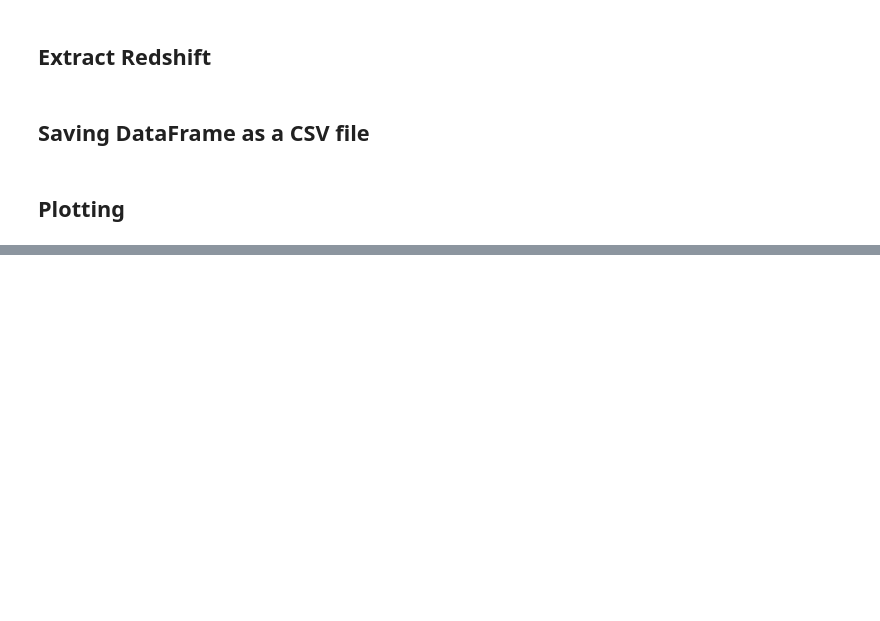
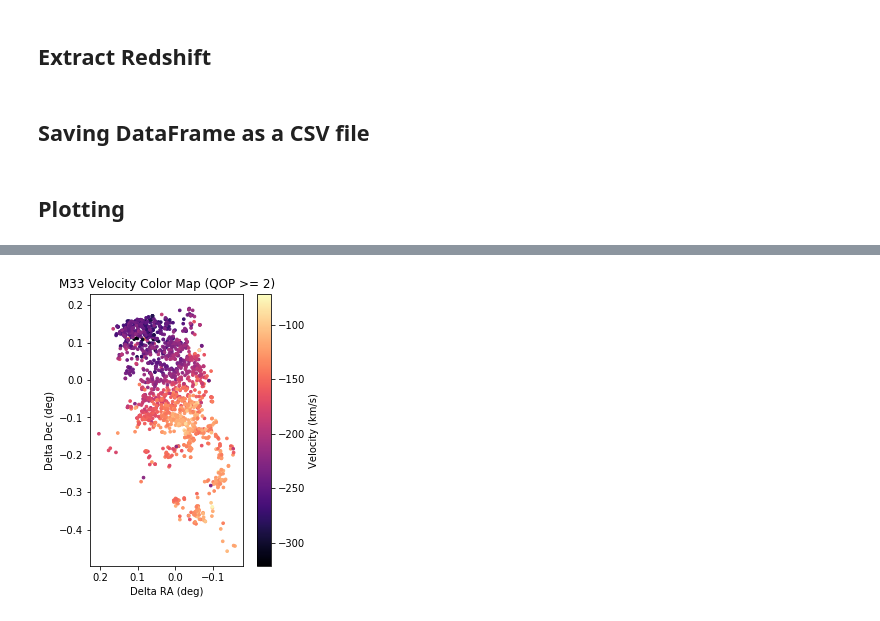
Before and after one commit to khangnngo12/Kinematics-of-M33, a Jupyter notebook: Velocity_Map.ipynb, the cells around one changed output, grey strips where cells are left out. Saved outputs shown, nothing was run; the diff lists cells and outputs as text; code cells hidden in the pictures; blank space fills up the shorter version.

```diff
--- a/Velocity_Map.ipynb
+++ b/Velocity_Map.ipynb
@@ -184,0 +206,21 @@ plt.savefig("Velocity Map")
+# %%
+#ra_m32 = 01:33:50.8966
+#dec_m32 = +30:39:36.630
+ra_m32 = (1 + (33/60) + (50.8966/3600))*15 #in deg
+dec_m32 = (30 + (39/60) + (36.630/3600)) # in deg
+# %%
+fig,ax = plt.subplots(1)
+ax.set_xlabel("Delta RA (deg)")
+ax.set_ylabel("Delta Dec (deg)")
+ax.set_title("M33 Velocity Color Map (QOP >= 2)")
+ax.invert_xaxis()
+ax.set_aspect("equal")
+cc_map = ax.scatter(((df1["RA"][df1_qop2_sorted]-ra_m32)*np.cos(dec_m32))
+                    ,(df1["DEC"][df1_qop2_sorted]-dec_m32)
+                    ,c=df1["Redshift"][df1_qop2_sorted],s=7,cmap='magma')
+plt.colorbar(cc_map,label="Velocity (km/s)")
+fig.set_figwidth(5)
+fig.set_figheight(5)
+plt.savefig("Velocity Map (QOP >= 2) w Del RA and Dec")
+# %% [output]
+[figure, added]
```
Also changed, not shown: parts of 16 cells of this notebook.
